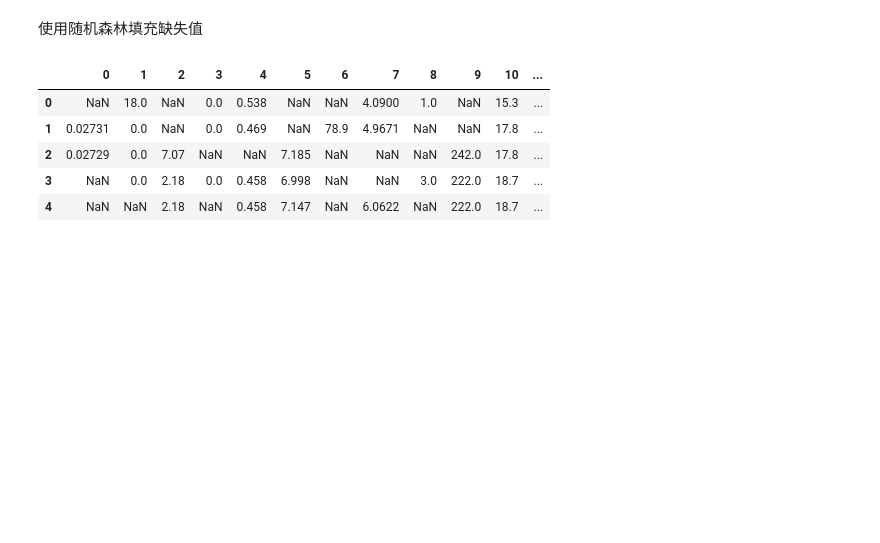
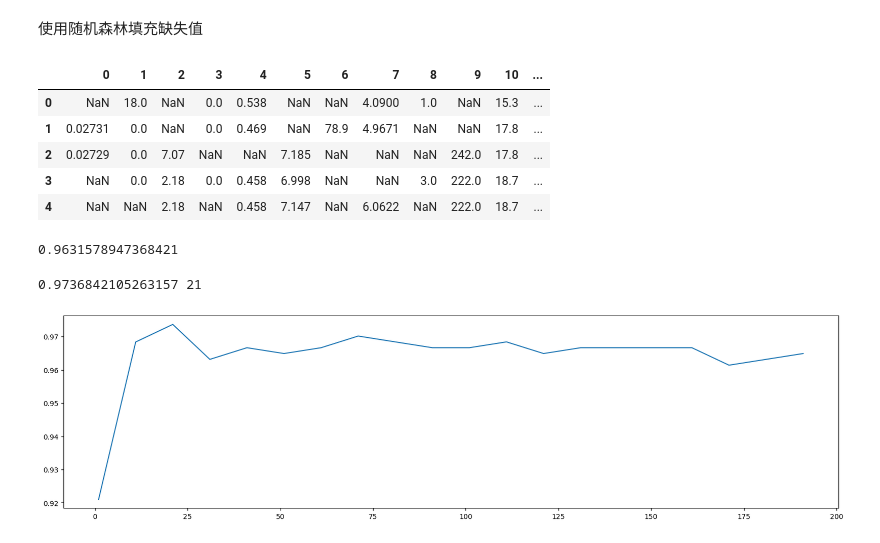
Before and after one commit to kailanyue/sklearn, a Jupyter notebook: mycode/02.RandomForest/01.RandomForest.ipynb, the cells around one changed output. Drawn from its saved outputs; the diff is of its cells as text; code cells hidden in the pictures; blank space fills up the shorter version.

```diff
--- a/mycode/02.RandomForest/01.RandomForest.ipynb
+++ b/mycode/02.RandomForest/01.RandomForest.ipynb
@@ -276,4 +277,7 @@ X_missing_0 = imp_0.fit_transform(X_missing)
 X_missing_reg = X_missing.copy()
 
 #找出数据集中，缺失值从小到大排列的特征们的顺序，并且有了这些的索引
-sortindex = np.argsort(X_missing_reg.isnull().sum(axis=0)).values#np.argsort()返回的是从小到大排序的顺序所对应的索引
+sortindex = np.argsort(X_missing_reg.isnull().sum(axis=0))  #np.argsort()返回的是从小到大排序的顺
+
+# 序所对应的索引
+y_full
@@ -279,0 +320,29 @@ sortindex = np.argsort(X_missing_reg.isnull().sum(axis=0)).values#np.argsort()
+# %%
+from sklearn.datasets import load_breast_cancer
+from sklearn.model_selection import GridSearchCV
+
+breast_cancer_data = load_breast_cancer()
+# %%
+rfc = RandomForestClassifier(n_estimators=100, random_state=42)
+score_pre = cross_val_score(rfc, breast_cancer_data.data, breast_cancer_data.target, cv=10, n_jobs=-1).mean()
+
+score_pre
+# %% [output]
+0.9631578947368421
+# %%
+# 先使用 10 作为步长搜索出大致的范围
+score_list = []
+for i in range(0, 200, 10):
+    rfc = RandomForestClassifier(n_estimators=i + 1, random_state=58)
+    score = cross_val_score(rfc, breast_cancer_data.data, breast_cancer_data.target, cv=10, n_jobs=-1).mean()
+
+    score_list.append(score)
+
+print(max(score_list), (score_list.index(max(score_list)) * 10) + 1)
+
+plt.figure(figsize=[20, 5])
+plt.plot(range(1, 201, 10), score_list)
+plt.show()
+# %% [output]
+0.9736842105263157 21
+[figure, added]
```
Also changed, not shown: parts of 15 cells of this notebook.
